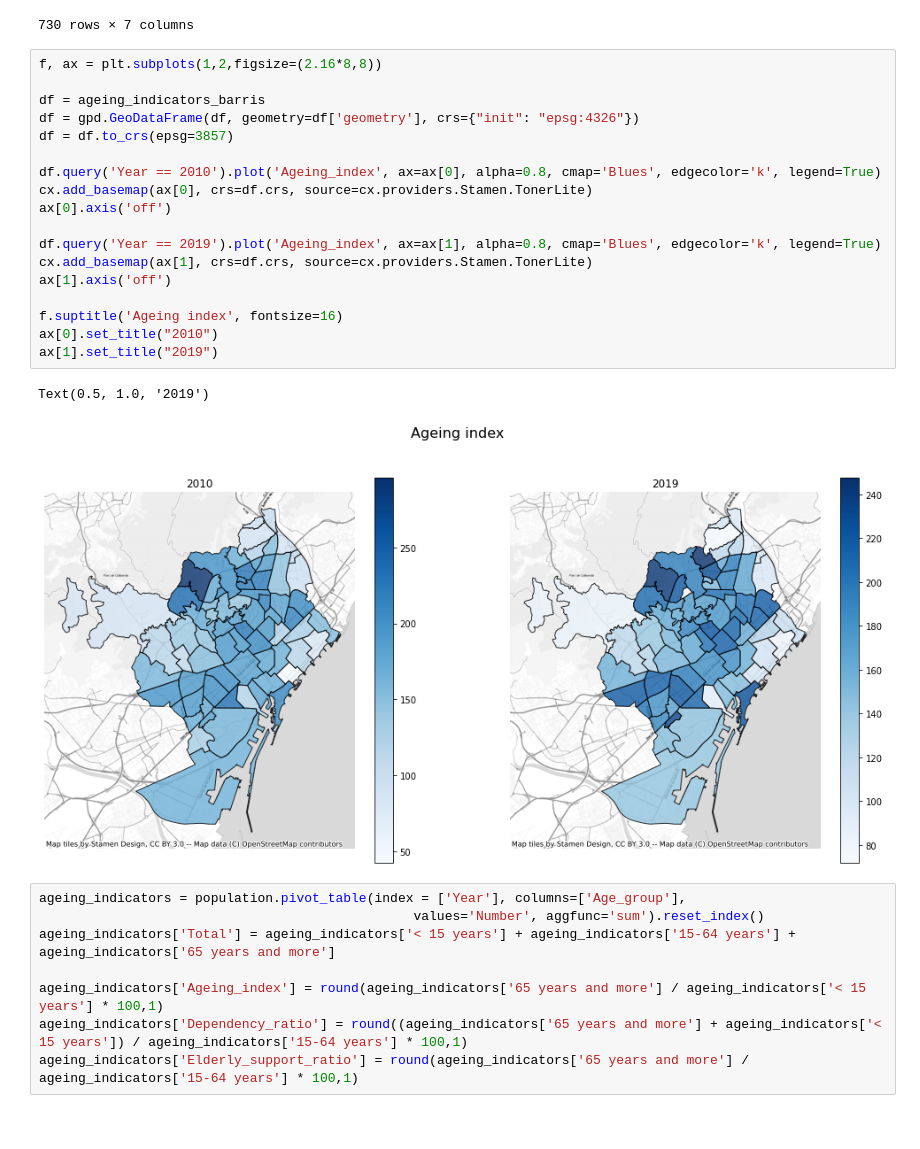
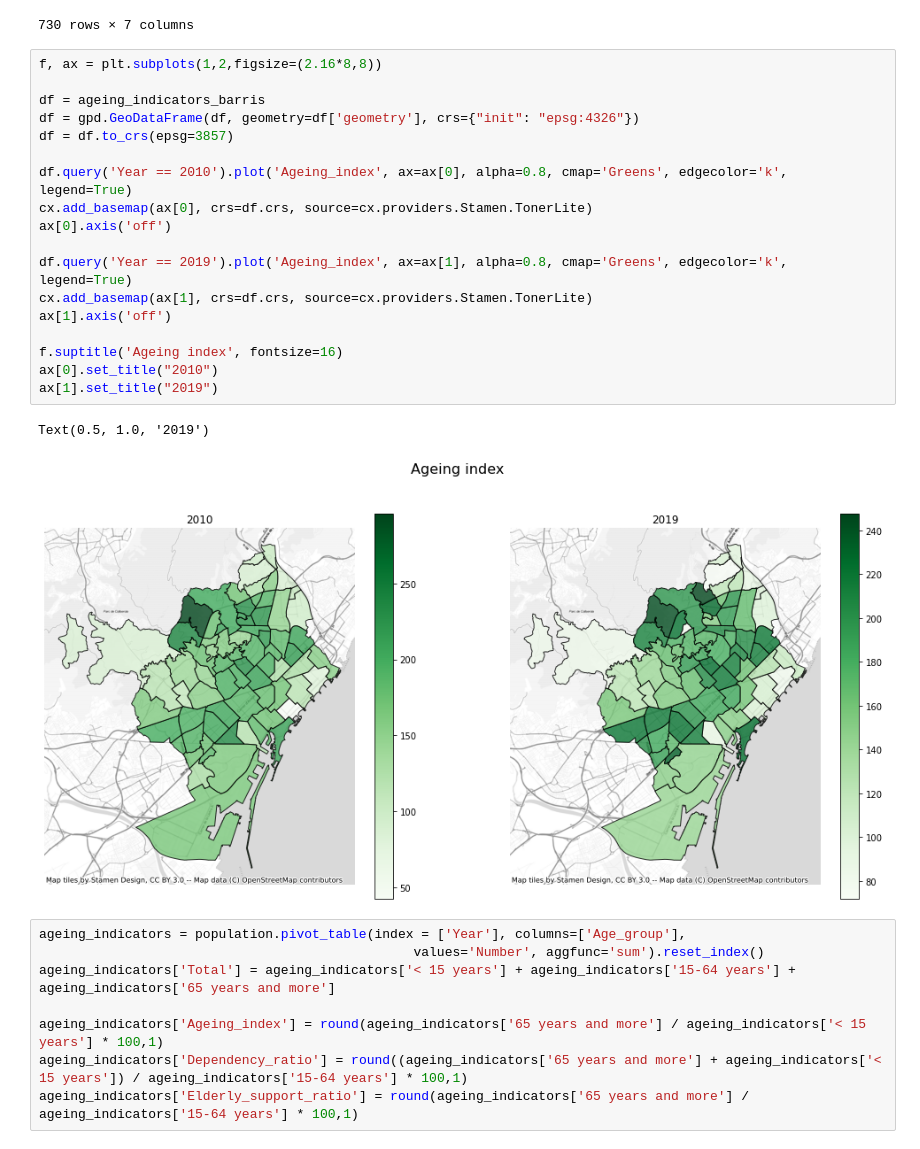
Before and after one commit to abednarczuk/MasterThesis, a Jupyter notebook: 09_Ageing_indicators_and_ageing_matrix.ipynb, the cells around one changed output. Drawn from its saved outputs; the diff is of its cells as text.

```diff
--- a/09_Ageing_indicators_and_ageing_matrix.ipynb
+++ b/09_Ageing_indicators_and_ageing_matrix.ipynb
@@ -114,24 +114,24 @@ ageing_indicators_barris
 # %%
 f, ax = plt.subplots(1,2,figsize=(2.16*8,8))
 
 df = ageing_indicators_barris
 df = gpd.GeoDataFrame(df, geometry=df['geometry'], crs={"init": "epsg:4326"})
 df = df.to_crs(epsg=3857)
 
-df.query('Year == 2010').plot('Ageing_index', ax=ax[0], alpha=0.8, cmap='Blues', edgecolor='k', legend=True)
+df.query('Year == 2010').plot('Ageing_index', ax=ax[0], alpha=0.8, cmap='Greens', edgecolor='k', legend=True)
 cx.add_basemap(ax[0], crs=df.crs, source=cx.providers.Stamen.TonerLite)
 ax[0].axis('off')
 
-df.query('Year == 2019').plot('Ageing_index', ax=ax[1], alpha=0.8, cmap='Blues', edgecolor='k', legend=True)
+df.query('Year == 2019').plot('Ageing_index', ax=ax[1], alpha=0.8, cmap='Greens', edgecolor='k', legend=True)
 cx.add_basemap(ax[1], crs=df.crs, source=cx.providers.Stamen.TonerLite)
 ax[1].axis('off')
 
 f.suptitle('Ageing index', fontsize=16)
 ax[0].set_title("2010")
 ax[1].set_title("2019")
 # %% [output]
 Text(0.5, 1.0, '2019')
-[figure, old version]
+[figure, new version]
 # %%
 ageing_indicators = population.pivot_table(index = ['Year'], columns=['Age_group'],
                                                 values='Number', aggfunc='sum').reset_index()
```
Also changed, not shown: parts of 21 cells of this notebook, 2 other files.
